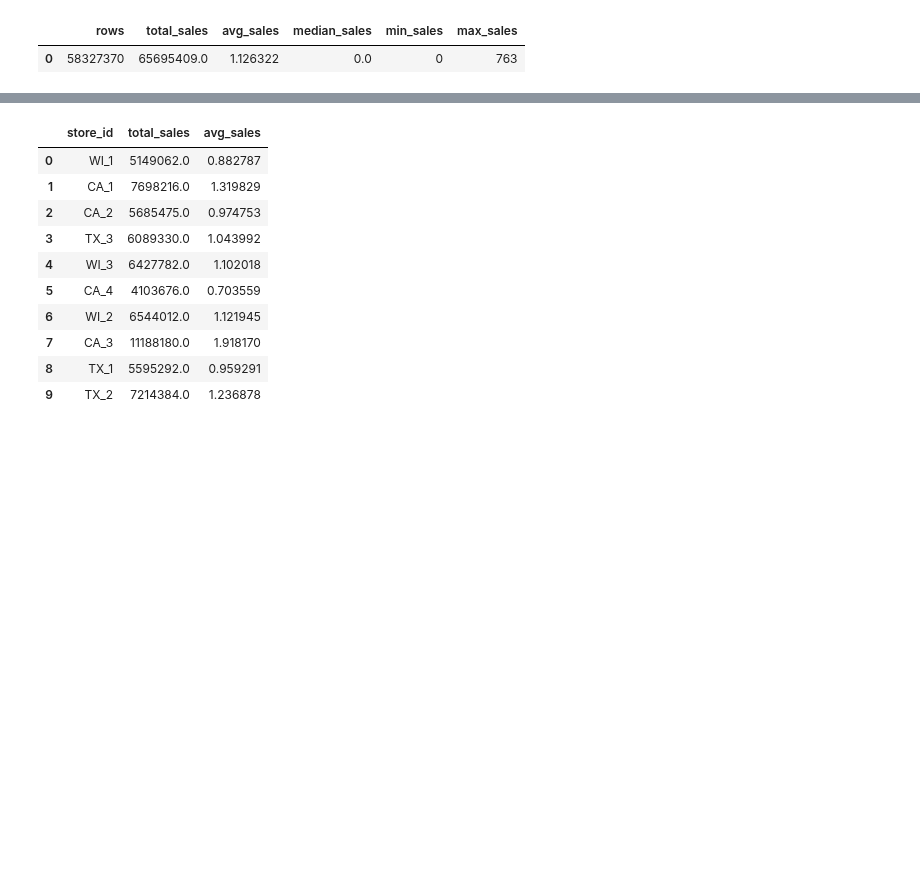
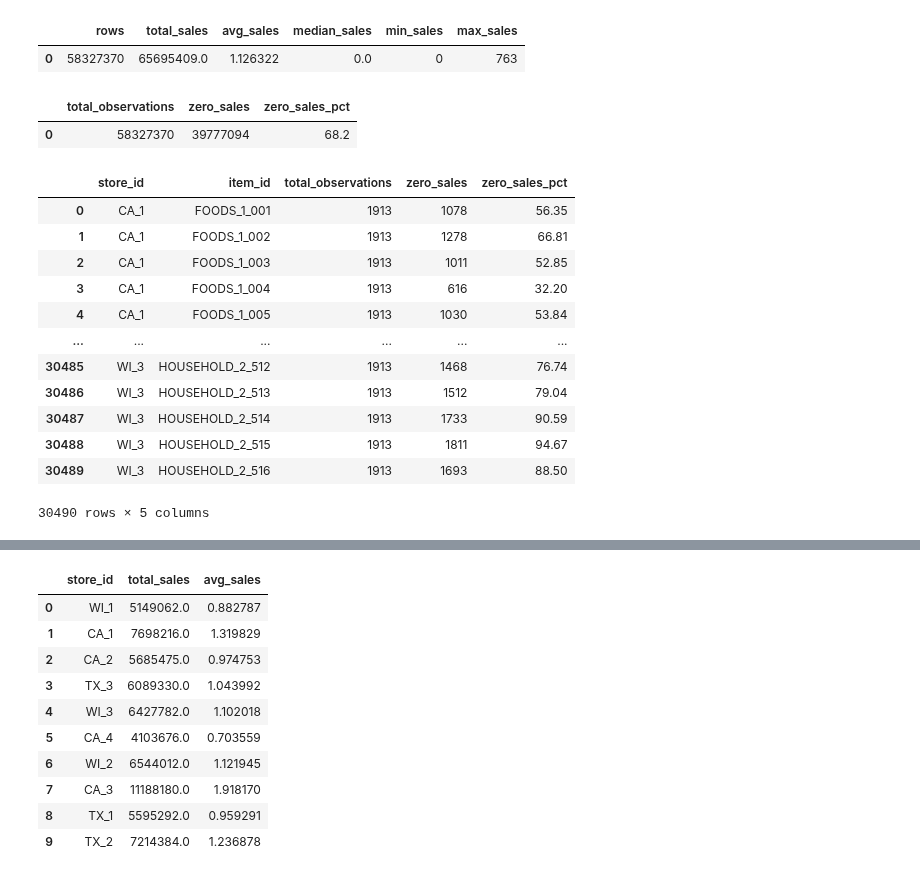
Before and after one commit to surekhag28/m5-demand-forecasting, a Jupyter notebook: notebooks/02_eda_sql.ipynb, the cells around one changed output, grey strips where cells are left out. Drawn from its saved outputs; the diff is of its cells as text; code cells hidden in the pictures; blank space fills up the shorter version.

```diff
--- a/notebooks/02_eda_sql.ipynb
+++ b/notebooks/02_eda_sql.ipynb
@@ -38,3 +38,45 @@ result
 # %% [output]
 |  | rows | total_sales | avg_sales | median_sales | min_sales | max_sales |
 | 0 | 58327370 | 65695409.0 | 1.126322 | 0.0 | 0 | 763 |
+# %%
+query = f"""
+
+        select count(*) as total_observations,
+            count(*) filter(where sales=0) as zero_sales,
+            round(count(*) filter(where sales=0)/count(*)*100,2) as zero_sales_pct
+        from read_parquet('{SALES_PATH}')
+    """
+
+result = con.execute(query).df()
+result
+# %% [output]
+|  | total_observations | zero_sales | zero_sales_pct |
+| 0 | 58327370 | 39777094 | 68.2 |
+# %%
+query = f"""
+
+        select store_id, item_id,
+            count(*) as total_observations,
+            count(*) filter(where sales=0) as zero_sales,
+            round(count(*) filter(where sales=0)/count(*)*100,2) as zero_sales_pct
+        from read_parquet('{SALES_PATH}')
+        group by store_id,item_id
+        order by store_id,item_id
+    """
+
+result = con.execute(query).df()
+result
+# %% [output]
+|  | store_id | item_id | total_observations | zero_sales | zero_sales_pct |
+| 0 | CA_1 | FOODS_1_001 | 1913 | 1078 | 56.35 |
+| 1 | CA_1 | FOODS_1_002 | 1913 | 1278 | 66.81 |
+| 2 | CA_1 | FOODS_1_003 | 1913 | 1011 | 52.85 |
+| 3 | CA_1 | FOODS_1_004 | 1913 | 616 | 32.20 |
+| 4 | CA_1 | FOODS_1_005 | 1913 | 1030 | 53.84 |
+| ... | ... | ... | ... | ... | ... |
+| 30485 | WI_3 | HOUSEHOLD_2_512 | 1913 | 1468 | 76.74 |
+| 30486 | WI_3 | HOUSEHOLD_2_513 | 1913 | 1512 | 79.04 |
+| 30487 | WI_3 | HOUSEHOLD_2_514 | 1913 | 1733 | 90.59 |
+| 30488 | WI_3 | HOUSEHOLD_2_515 | 1913 | 1811 | 94.67 |
+| 30489 | WI_3 | HOUSEHOLD_2_516 | 1913 | 1693 | 88.50 |
+30490 rows × 5 columns
```
Also changed, not shown: parts of 7 cells of this notebook, 4 other files.
